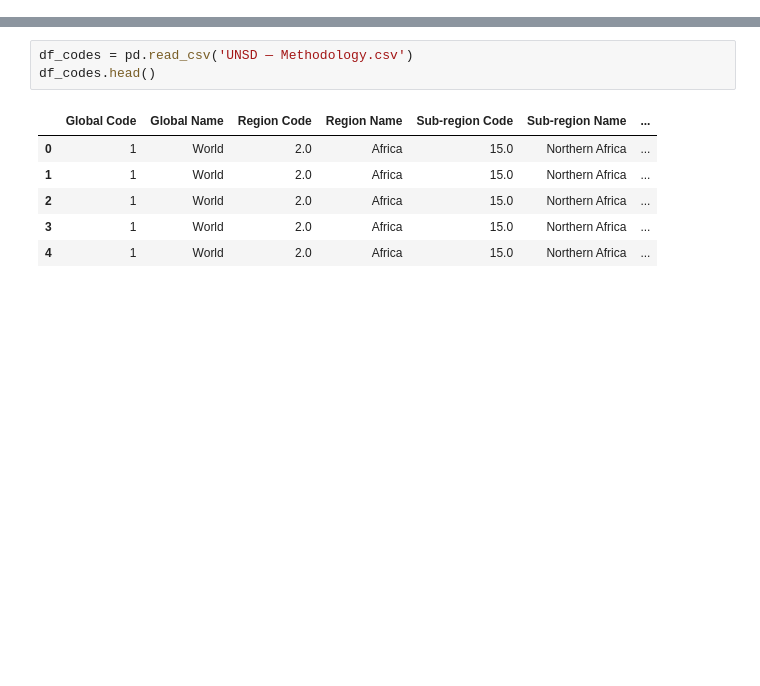
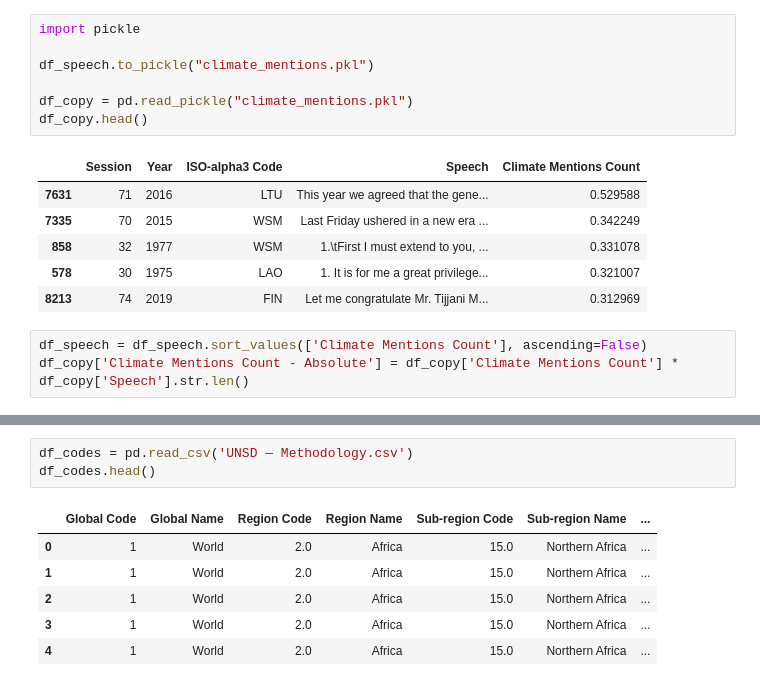
Before and after one commit to DarkCyTic/un-speeches-climate, a Jupyter notebook: climate_change_mentions_spatial_temporal_map.ipynb, the cells around one changed output, grey strips where cells are left out. Drawn from its saved outputs; the diff is of its cells as text; blank space fills up the shorter version.

```diff
--- a/climate_change_mentions_spatial_temporal_map.ipynb
+++ b/climate_change_mentions_spatial_temporal_map.ipynb
@@ -39,0 +625,17 @@ df_speech
+# %%
+import pickle
+
+df_speech.to_pickle("climate_mentions.pkl")
+
+df_copy = pd.read_pickle("climate_mentions.pkl")
+df_copy.head()
+# %% [output]
+|  | Session | Year | ISO-alpha3 Code | Speech | Climate Mentions Count |
+| 7631 | 71 | 2016 | LTU | This year we agreed that the gene... | 0.529588 |
+| 7335 | 70 | 2015 | WSM | Last Friday ushered in a new era ... | 0.342249 |
+| 858 | 32 | 1977 | WSM | ﻿1.\tFirst I must extend to you, ... | 0.331078 |
+| 578 | 30 | 1975 | LAO | 1. It is for me a great privilege... | 0.321007 |
+| 8213 | 74 | 2019 | FIN | Let me congratulate Mr. Tijjani M... | 0.312969 |
+# %%
+df_speech = df_speech.sort_values(['Climate Mentions Count'], ascending=False)
+df_copy['Climate Mentions Count - Absolute'] = df_copy['Climate Mentions Count'] * df_copy['Speech'].str.len()
```
Also changed, not shown: parts of 7 cells of this notebook, 1 other file.
